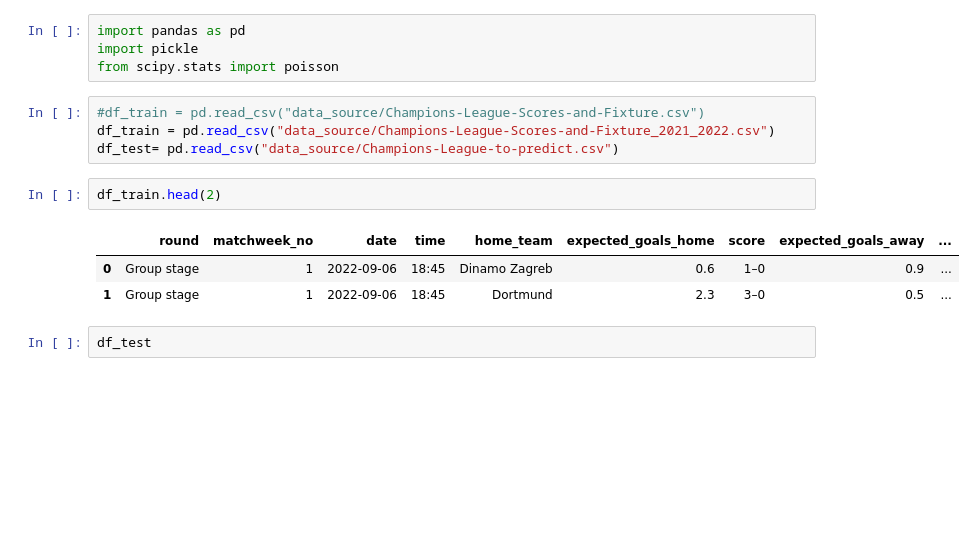
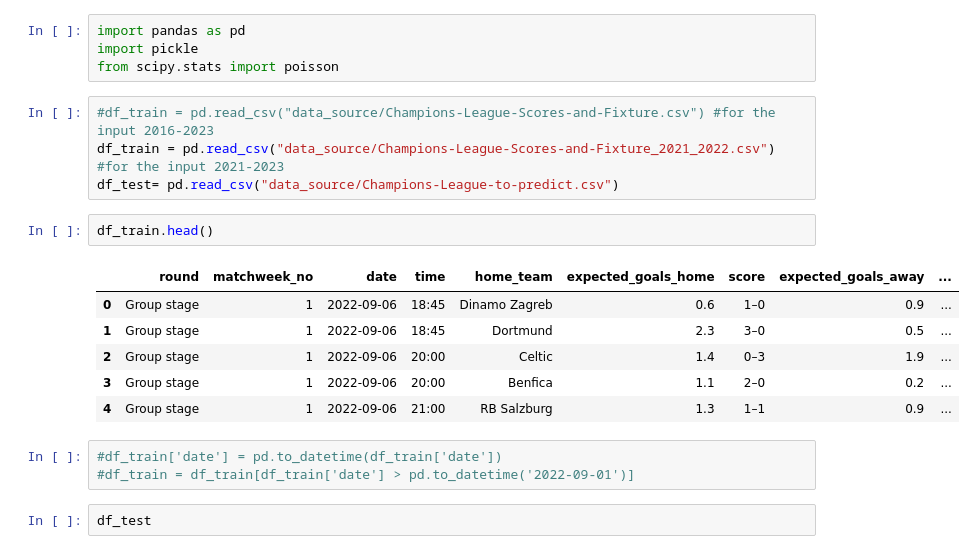
Before and after one commit to agomolka/MASem2ChampionsLeaguePrediction, a Jupyter notebook: 2_UEFA_Champions_League_prediction.ipynb, the cells around one changed output. Saved outputs shown, nothing was run; the diff lists cells and outputs as text; blank space fills up the shorter version.

Commit message:
Checking with only this year input data

```diff
--- a/2_UEFA_Champions_League_prediction.ipynb
+++ b/2_UEFA_Champions_League_prediction.ipynb
@@ -3,15 +3,21 @@ import pandas as pd
 import pickle
 from scipy.stats import poisson
 # %%
-#df_train = pd.read_csv("data_source/Champions-League-Scores-and-Fixture.csv")
-df_train = pd.read_csv("data_source/Champions-League-Scores-and-Fixture_2021_2022.csv")
+#df_train = pd.read_csv("data_source/Champions-League-Scores-and-Fixture.csv") #for the input 2016-2023
+df_train = pd.read_csv("data_source/Champions-League-Scores-and-Fixture_2021_2022.csv") #for the input 2021-2023
 df_test= pd.read_csv("data_source/Champions-League-to-predict.csv")
 # %%
-df_train.head(2)
+df_train.head()
 # %% [output]
 |  | round | matchweek_no | date | time | home_team | expected_goals_home | score | expected_goals_away | ... |
 | 0 | Group stage | 1 | 2022-09-06 | 18:45 | Dinamo Zagreb | 0.6 | 1–0 | 0.9 | ... |
 | 1 | Group stage | 1 | 2022-09-06 | 18:45 | Dortmund | 2.3 | 3–0 | 0.5 | ... |
+| 2 | Group stage | 1 | 2022-09-06 | 20:00 | Celtic | 1.4 | 0–3 | 1.9 | ... |
+| 3 | Group stage | 1 | 2022-09-06 | 20:00 | Benfica | 1.1 | 2–0 | 0.2 | ... |
+| 4 | Group stage | 1 | 2022-09-06 | 21:00 | RB Salzburg | 1.3 | 1–1 | 0.9 | ... |
+# %%
+#df_train['date'] = pd.to_datetime(df_train['date'])
+#df_train = df_train[df_train['date'] > pd.to_datetime('2022-09-01')]
 # %%
 df_test
 # %% [output]
```
Also changed, not shown: parts of 2 cells of this notebook, 1 other file.
